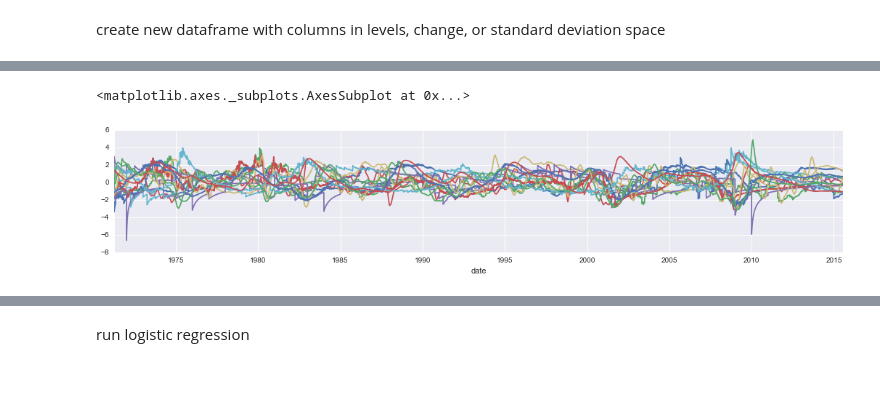
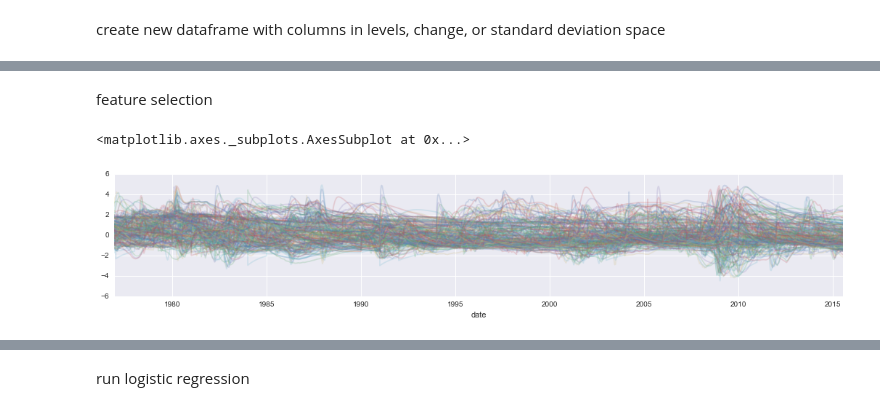
Before and after one commit to rhouck/bubble, a Jupyter notebook: notes/Model Construction.ipynb, the cells around one changed output, grey strips where cells are left out. Cells and saved outputs as stored; diff of their text form; code cells hidden in the pictures; blank space fills up the shorter version.

```diff
--- a/notes/Model Construction.ipynb
+++ b/notes/Model Construction.ipynb
@@ -127,8 +157,8 @@ create new dataframe with columns in levels, change, or standard deviation space
 # %%
-def change_space(s):
+def change_space(s, years):
     """Calculates relative increase in value over previous period (increase based on ewma values)"""
     s = pd.ewma(s, halflife=90)
-    return s / s.shift(90) - 1.
+    return s / s.shift(360*years) - 1.
 
-def std_space(s):
-    return pd.ewmstd(s, halflife=360)
+def std_space(s, years):
+    return pd.ewmstd(s, halflife=360*years)
@@ -172,0 +165,12 @@ features.head()
+# %%
+# build features using every available column and transformation
+# skip column if doesn't have data available at start date
+start = datetime.datetime(1970, 1, 1)
+features = pd.DataFrame()
+for c in ag.columns:
+    if not pd.isnull(ag.ix[ag.index == start][c].values[0]):
+        features['{0} level'.format(c)] = ag[c]
+        for y in (.125, .25, .5, 1, 2, 5,):
+            features['{0} change {1} years'.format(c, y)] = change_space(ag[c], y)
+            features['{0} std {1} years'.format(c, y)] = std_space(ag[c], y)
+features.head()
@@ -173,15 +186,19 @@ features.head()
 # %%
 # time series score
-avg = pd.ewma(features, halflife=720, min_periods=360)
-std = pd.ewmstd(features, halflife=720, min_periods=360)
+avg = pd.ewma(features, halflife=360*10, min_periods=360*2)
+std = pd.ewmstd(features, halflife=360*10, min_periods=360*2)
 scores = (((features - avg) / std)
           .dropna(axis=0, how='any'))
-# cap min / max values
-#scores = scores.applymap(lambda x: 3 if x > 3 else x)
-#scores = scores.applymap(lambda x: -3 if x < -3 else x)
+# %% [markdown]
+feature selection
+# %%
+# remove bad features with obviously outlying data
+high_scores = scores.applymap(lambda x: abs(x)).max()
+outliers = high_scores[high_scores > 5].index.values
+scores = scores.drop(outliers, axis=1)
 # %%
-scores.plot(figsize=[18,3], legend=False)
+scores.plot(figsize=[18,3], alpha=.2, legend=False)
 # %% [output]
 <matplotlib.axes._subplots.AxesSubplot at 0x...>
-[figure, old version]
+[figure, new version]
 # %%
```
Also changed, not shown: parts of 12 cells of this notebook.
